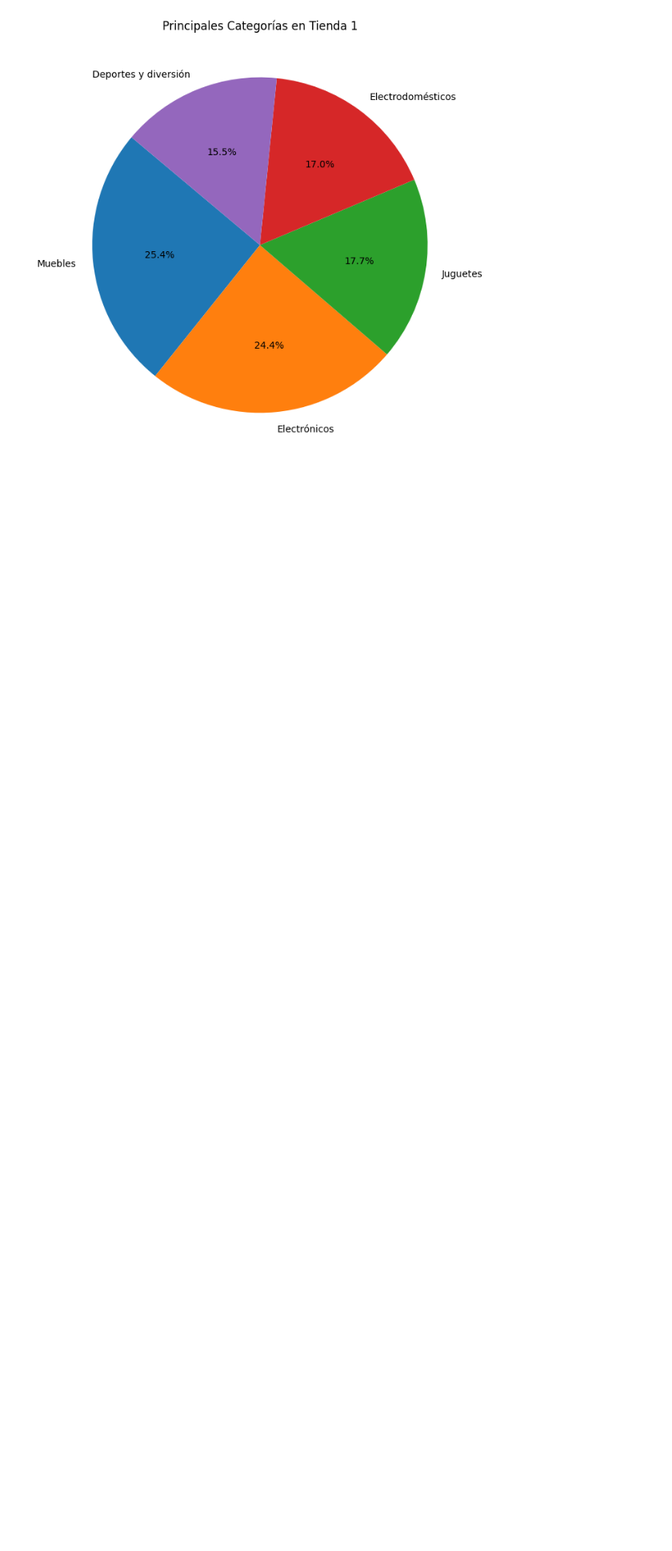
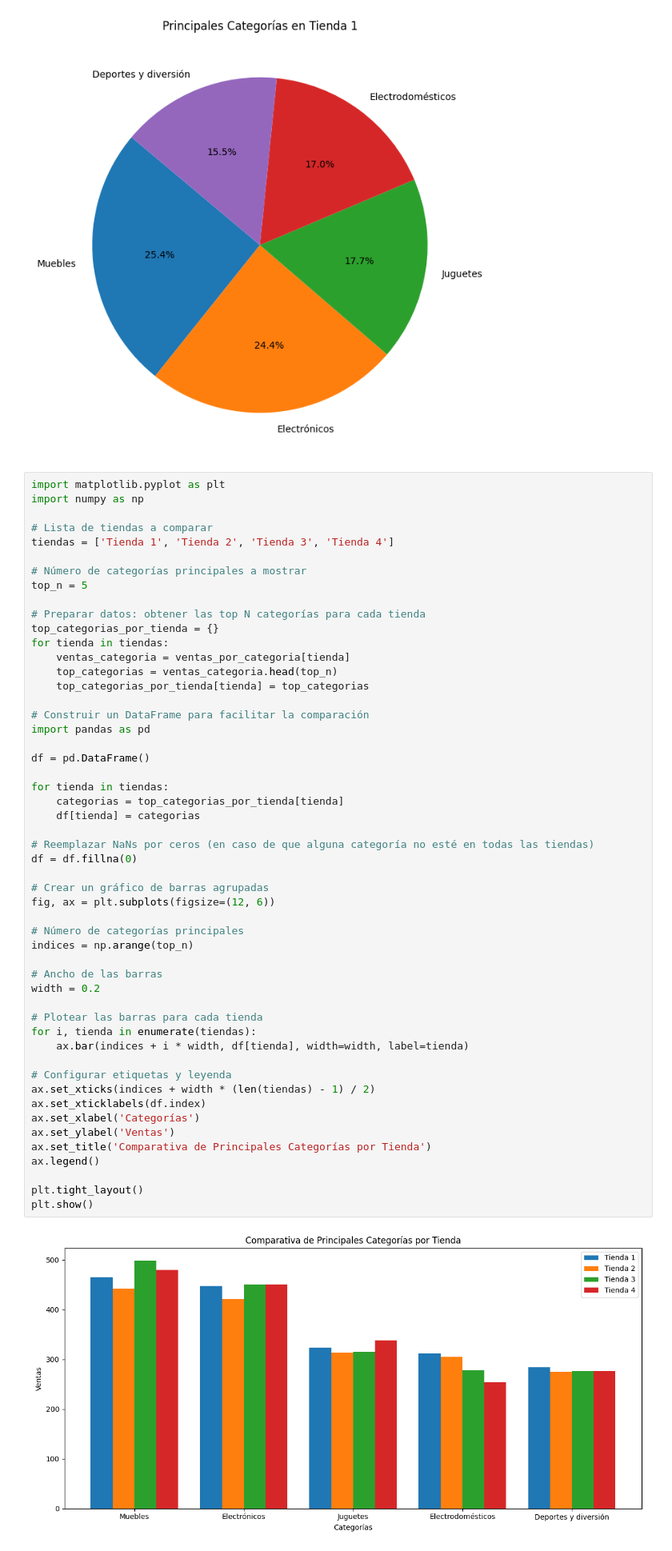
Before and after one commit to Gaby46Pe/AprendiendoGit, a Jupyter notebook: AluraStoreLatam.ipynb, the cells around one changed output. Shown at 80% size. Saved outputs shown, nothing was run; the diff lists cells and outputs as text; blank space fills up the shorter version.

```diff
--- a/AluraStoreLatam.ipynb
+++ b/AluraStoreLatam.ipynb
@@ -1076,6 +1096,60 @@ plt.title(f'Principales Categorías en {nombre_tienda}')
 plt.show()
 # %% [output]
 [figure]
+# %%
+import matplotlib.pyplot as plt
+import numpy as np
+
+# Lista de tiendas a comparar
+tiendas = ['Tienda 1', 'Tienda 2', 'Tienda 3', 'Tienda 4']
+
+# Número de categorías principales a mostrar
+top_n = 5
+
+# Preparar datos: obtener las top N categorías para cada tienda
+top_categorias_por_tienda = {}
+for tienda in tiendas:
+    ventas_categoria = ventas_por_categoria[tienda]
+    top_categorias = ventas_categoria.head(top_n)
+    top_categorias_por_tienda[tienda] = top_categorias
+
+# Construir un DataFrame para facilitar la comparación
+import pandas as pd
+
+df = pd.DataFrame()
+
+for tienda in tiendas:
+    categorias = top_categorias_por_tienda[tienda]
+    df[tienda] = categorias
+
+# Reemplazar NaNs por ceros (en caso de que alguna categoría no esté en todas las tiendas)
+df = df.fillna(0)
+
+# Crear un gráfico de barras agrupadas
+fig, ax = plt.subplots(figsize=(12, 6))
+
+# Número de categorías principales
+indices = np.arange(top_n)
+
+# Ancho de las barras
+width = 0.2
+
+# Plotear las barras para cada tienda
+for i, tienda in enumerate(tiendas):
+    ax.bar(indices + i * width, df[tienda], width=width, label=tienda)
+
+# Configurar etiquetas y leyenda
+ax.set_xticks(indices + width * (len(tiendas) - 1) / 2)
+ax.set_xticklabels(df.index)
+ax.set_xlabel('Categorías')
+ax.set_ylabel('Ventas')
+ax.set_title('Comparativa de Principales Categorías por Tienda')
+ax.legend()
+
+plt.tight_layout()
+plt.show()
+# %% [output]
+[figure, added]
 # %%
 calificaciones = {}
 for nombre, df in tiendas.items():
```
Also changed, not shown: parts of 3 cells of this notebook.
